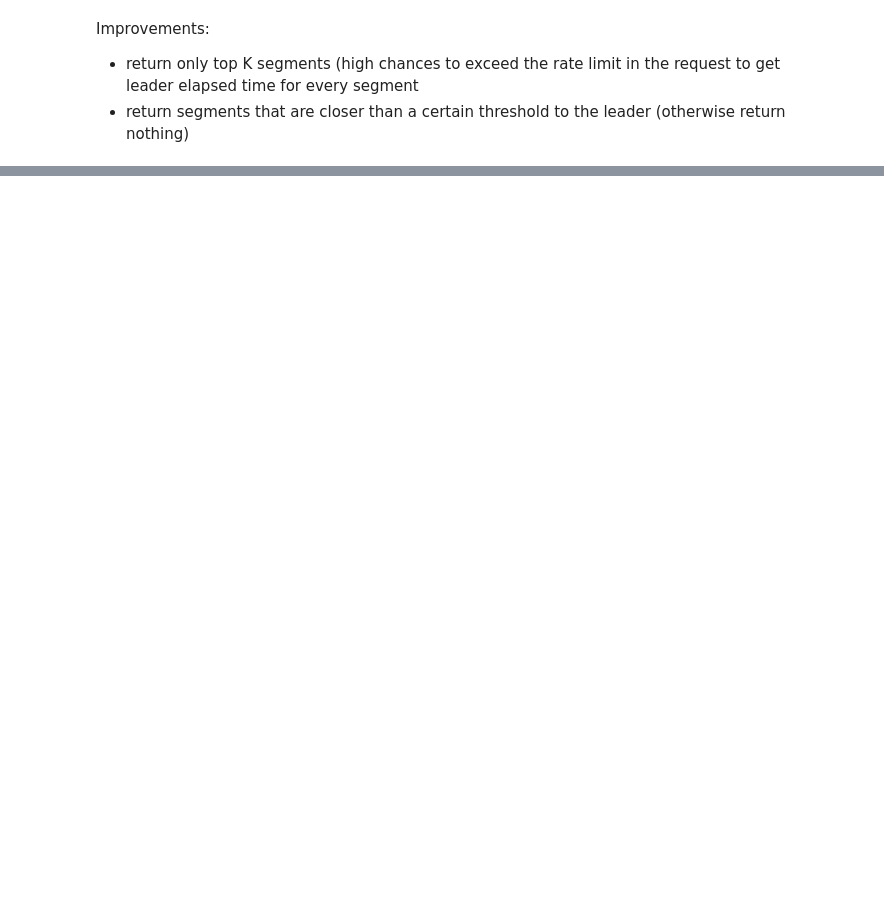
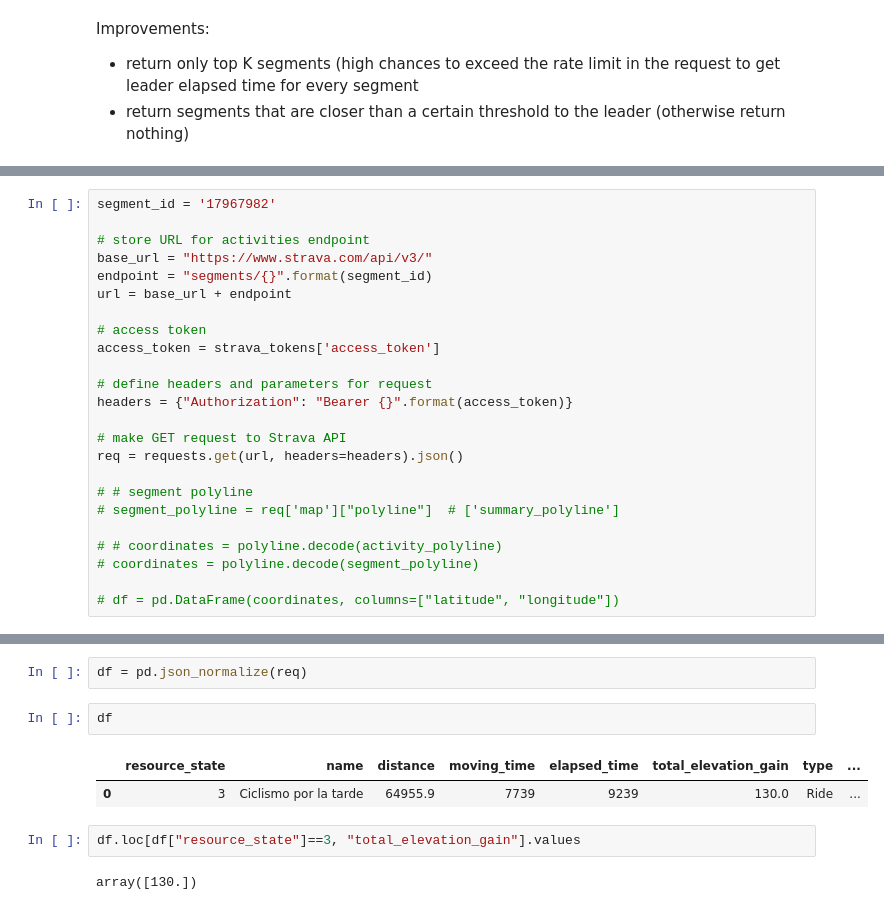
Before and after one commit to pvilar/Strava-analysis, a Jupyter notebook: Return segments sorted dataset from activity.ipynb, the cells around one changed output, grey strips where cells are left out. Cells and saved outputs as stored; diff of their text form; blank space fills up the shorter version.

```diff
--- a/Return segments sorted dataset from activity.ipynb
+++ b/Return segments sorted dataset from activity.ipynb
@@ -44,0 +125,24 @@ Improvements:
+# %%
+segment_id = '17967982'
+
+# store URL for activities endpoint
+base_url = "https://www.strava.com/api/v3/"
+endpoint = "segments/{}".format(segment_id)
+url = base_url + endpoint
+
+# access token
+access_token = strava_tokens['access_token']
+
+# define headers and parameters for request
+headers = {"Authorization": "Bearer {}".format(access_token)}
+
+# make GET request to Strava API
+req = requests.get(url, headers=headers).json()
+
+# # segment polyline
+# segment_polyline = req['map']["polyline"]  # ['summary_polyline']
+
+# # coordinates = polyline.decode(activity_polyline)
+# coordinates = polyline.decode(segment_polyline)
+
+# df = pd.DataFrame(coordinates, columns=["latitude", "longitude"])
@@ -44,0 +169,11 @@ Improvements:
+# %%
+df = pd.json_normalize(req)
+# %%
+df
+# %% [output]
+|  | resource_state | name | distance | moving_time | elapsed_time | total_elevation_gain | type | ... |
+| 0 | 3 | Ciclismo por la tarde | 64955.9 | 7739 | 9239 | 130.0 | Ride | ... |
+# %%
+df.loc[df["resource_state"]==3, "total_elevation_gain"].values
+# %% [output]
+array([130.])
```
Also changed, not shown: parts of 9 cells of this notebook, 3 other files.
